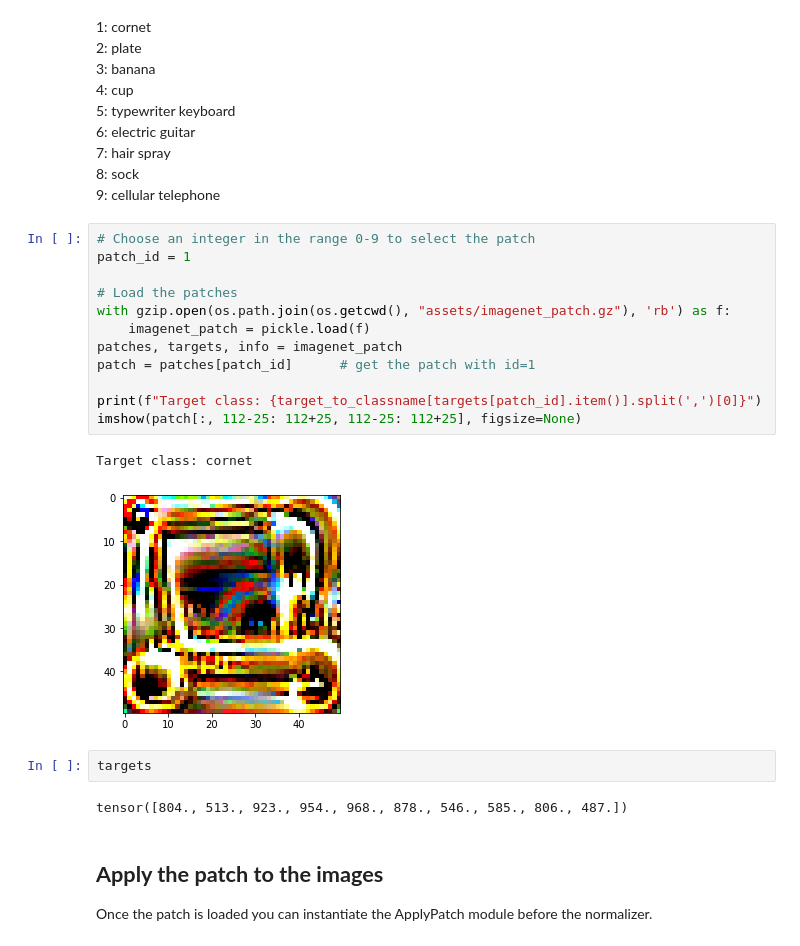
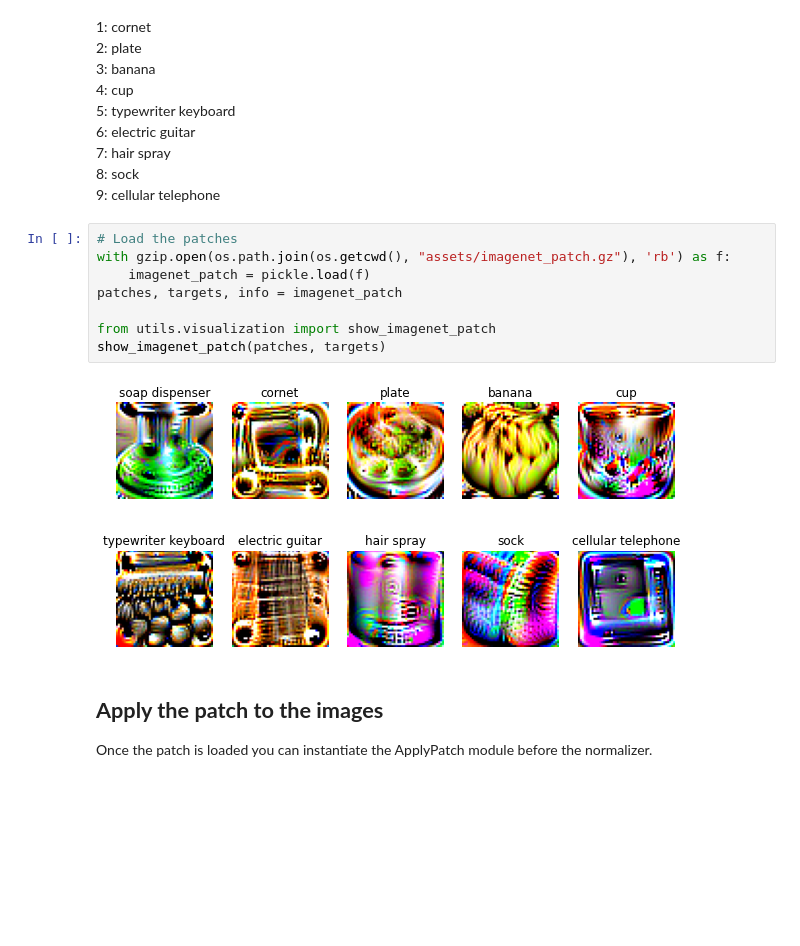
Before and after one commit to pralab/ImageNet-Patch, a Jupyter notebook: Imagenet_Patch_example.ipynb, the cells around one changed output. Drawn from its saved outputs; the diff is of its cells as text; blank space fills up the shorter version.

```diff
--- a/Imagenet_Patch_example.ipynb
+++ b/Imagenet_Patch_example.ipynb
@@ -60,24 +71,15 @@ The dataset contains 10 different patches, you can choose one of the following u
 8: sock<br>
 9: cellular telephone<br>
 # %%
-# Choose an integer in the range 0-9 to select the patch
-patch_id = 1
-
 # Load the patches
 with gzip.open(os.path.join(os.getcwd(), "assets/imagenet_patch.gz"), 'rb') as f:
     imagenet_patch = pickle.load(f)
 patches, targets, info = imagenet_patch
-patch = patches[patch_id]      # get the patch with id=1
 
-print(f"Target class: {target_to_classname[targets[patch_id].item()].split(',')[0]}")
-imshow(patch[:, 112-25: 112+25, 112-25: 112+25], figsize=None)
+from utils.visualization import show_imagenet_patch
+show_imagenet_patch(patches, targets)
 # %% [output]
-Target class: cornet
-[figure, old version]
+[figure, new version]
-# %%
-targets
-# %% [output]
-tensor([804., 513., 923., 954., 968., 878., 546., 585., 806., 487.])
 # %% [markdown]
 ## **Apply the patch to the images**
 
```
Also changed, not shown: parts of 4 cells of this notebook.
